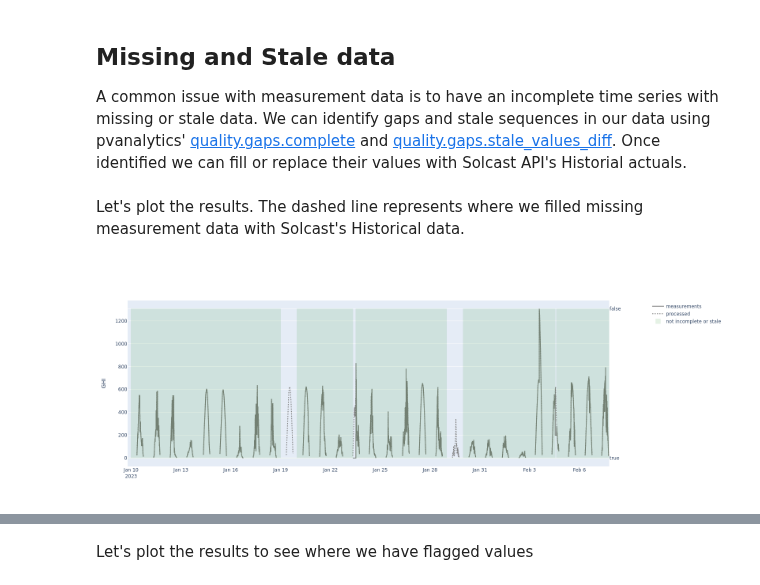
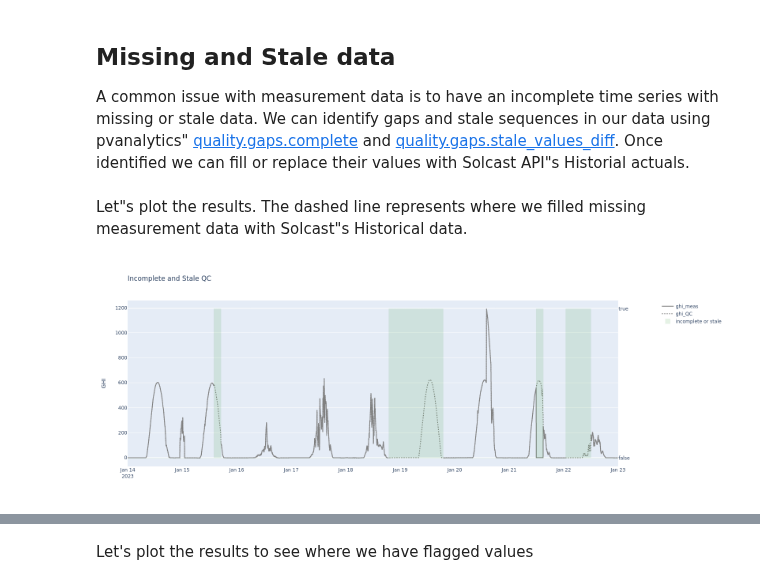
Before and after one commit to Solcast/solcast-api-python-sdk, a Jupyter notebook: docs/notebooks/Measurements Quality Assessments using data from the Solcast API.ipynb, the cells around one changed output, grey strips where cells are left out. Saved outputs shown, nothing was run; the diff lists cells and outputs as text; code cells hidden in the pictures.

```diff
--- a/docs/notebooks/Measurements Quality Assessments using data from the Solcast API.ipynb
+++ b/docs/notebooks/Measurements Quality Assessments using data from the Solcast API.ipynb
@@ -21,2 +19,3 @@ Let's load a set of measurements, roughly a month of GHI, and retrieve the same
 # %%
-measurements = pd.read_csv('dataset.csv', index_col=0, parse_dates=True)
+measurements = pd.read_csv("measurements.csv", index_col=0, parse_dates=True)
+measurements.head()
@@ -83,51 +124,45 @@ hour of day with maximum irradiance:  12
 # %% [markdown]
 ## Missing and Stale data
-A common issue with measurement data is to have an incomplete time series with missing or stale data. We can identify gaps and stale sequences in our data using pvanalytics' [quality.gaps.complete](https://pvanalytics.readthedocs.io/en/stable/generated/pvanalytics.quality.gaps.complete.html) and [quality.gaps.stale_values_diff](https://pvanalytics.readthedocs.io/en/stable/generated/pvanalytics.quality.gaps.stale_values_diff.html). Once identified we can fill or replace their values with Solcast API's Historial actuals.
+A common issue with measurement data is to have an incomplete time series with missing or stale data. We can identify gaps and stale sequences in our data using pvanalytics" [quality.gaps.complete](https://pvanalytics.readthedocs.io/en/stable/generated/pvanalytics.quality.gaps.complete.html) and [quality.gaps.stale_values_diff](https://pvanalytics.readthedocs.io/en/stable/generated/pvanalytics.quality.gaps.stale_values_diff.html). Once identified we can fill or replace their values with Solcast API"s Historial actuals.
 # %%
-def missing_and_stale(values: pd.Series) -> List:
-    """returns true for values that are missing or stale in the timeseries. """
-    complete = quality.gaps.complete(values)
-    stale = quality.gaps.stale_values_diff(values, mark='all')
-    return (~complete | stale)
+missing = df["ghi_meas"].isnull()
+# only check sun-up periods for staleness (expecting zeros at nighttime!)
+stale = quality.gaps.stale_values_diff(df["ghi_meas"].where(df["zenith"] < 88), mark="all")
+df["incomplete_or_stale"] =  missing | stale
 
-df['incomplete_or_stale'] = missing_and_stale(df.ghi_surfrad)
-df.loc[df.incomplete_or_stale==True, 'ghi_processed'] = df['ghi_solcast']
-df.loc[df.incomplete_or_stale==False, 'ghi_processed'] = df['ghi_surfrad']
+# make a quality-controlled GHI
+df["ghi_QC"] = df["ghi_meas"].mask(df["incomplete_or_stale"], df["ghi_solcast"])
 # %% [markdown]
-Let's plot the results. The dashed line represents where we filled missing measurement data with Solcast's Historical data.
+Let"s plot the results. The dashed line represents where we filled missing measurement data with Solcast"s Historical data.
 # %%
 fig = make_subplots(specs=[[{"secondary_y": True}]])
 
 # Add traces
 fig.add_trace(
-    go.Scatter(x=df.index, y=df.ghi_surfrad, name="measurements", marker=dict(color='grey')),
+    go.Scatter(x=df.index, y=df["ghi_meas"], name="ghi_meas", marker=dict(color="grey")),
     secondary_y=False,
 )
 
 fig.add_trace(
-    go.Scatter(x=df.index, y=df.ghi_processed, name="processed", marker=dict(color='grey'), line=dict(dash='dot')),
+    go.Scatter(x=df.index, y=df["ghi_QC"], name="ghi_QC", marker=dict(color="grey"), line=dict(dash="dot")),
     secondary_y=False,
 )
 
 fig.add_trace(
     go.Bar(
         x=df.index,
-        y=df.incomplete_or_stale,
-        name="not incomplete or stale",
+        y=df["incomplete_or_stale"],
+        name="incomplete or stale",
         marker_line_width=1,
-        marker_color='green',
-        marker_line_color='green',
+        marker_color="green",
+        marker_line_color="green",
         opacity=0.1
     ),
     secondary_y=True,
 )
 
-fig.update_layout(
-    autosize=False,
-    width=1600,
-    height=600
-)
+fig.update_layout(autosize=False, width=1600, height=600, title="Incomplete and Stale QC")
 fig.update_yaxes(title_text="GHI", secondary_y=False)
 fig.show()
 # %% [output]
-[figure, old version]
+[figure, new version]
```
Also changed, not shown: parts of 23 cells of this notebook.
